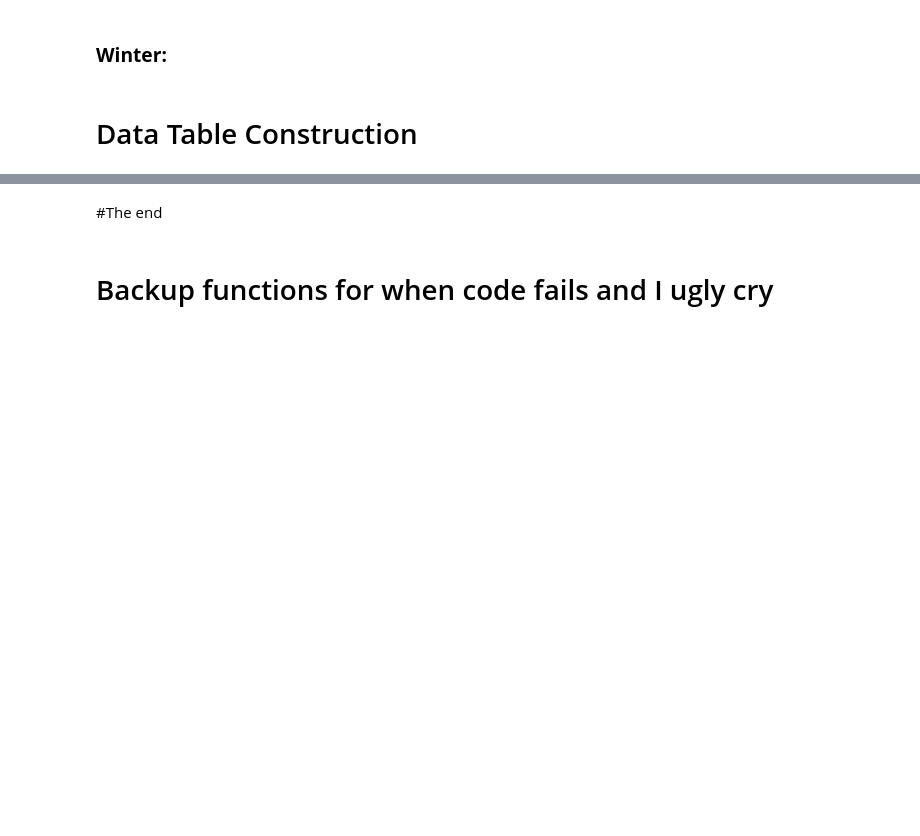
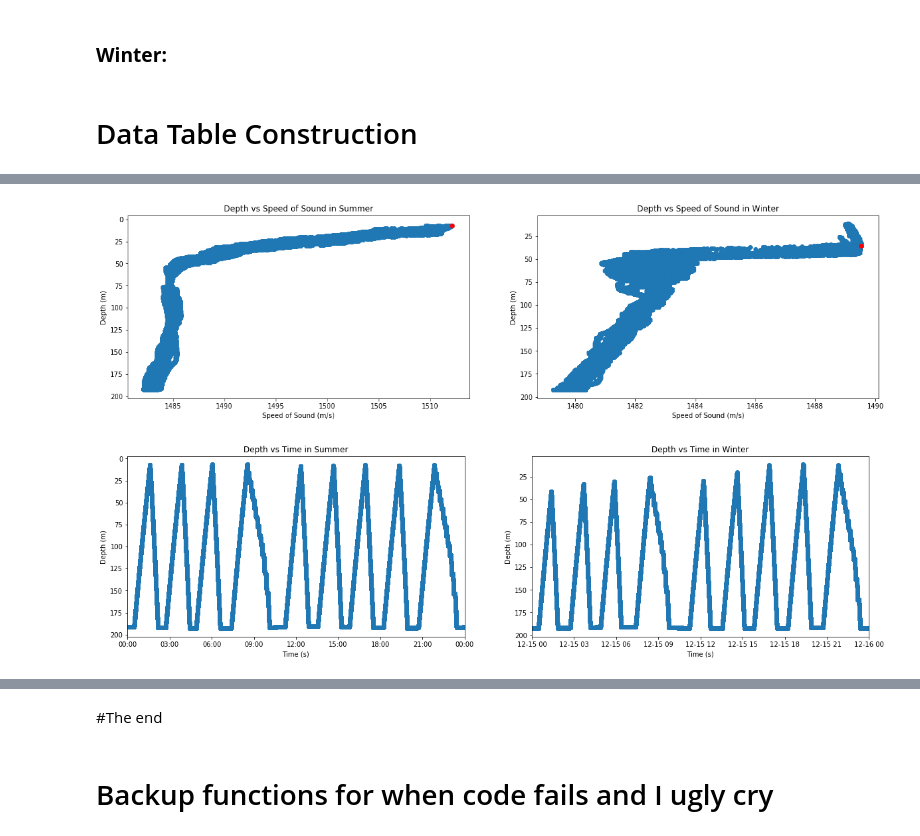
Before and after one commit to carpetmat/Class-Activity_Project-1, a Jupyter notebook: Project1.ipynb, the cells around one changed output, grey strips where cells are left out. Drawn from its saved outputs; the diff is of its cells as text; code cells hidden in the pictures; blank space fills up the shorter version.

```diff
--- a/Project1.ipynb
+++ b/Project1.ipynb
@@ -945,0 +820,5 @@ Text(0.5, 1.0, 'Depth vs Time')
+# %%
+Print_Graphs(Table4S,Table4W)
+# %% [output]
+[figure, added]
+[figure, added]
```
Also changed, not shown: parts of 36 cells of this notebook.
